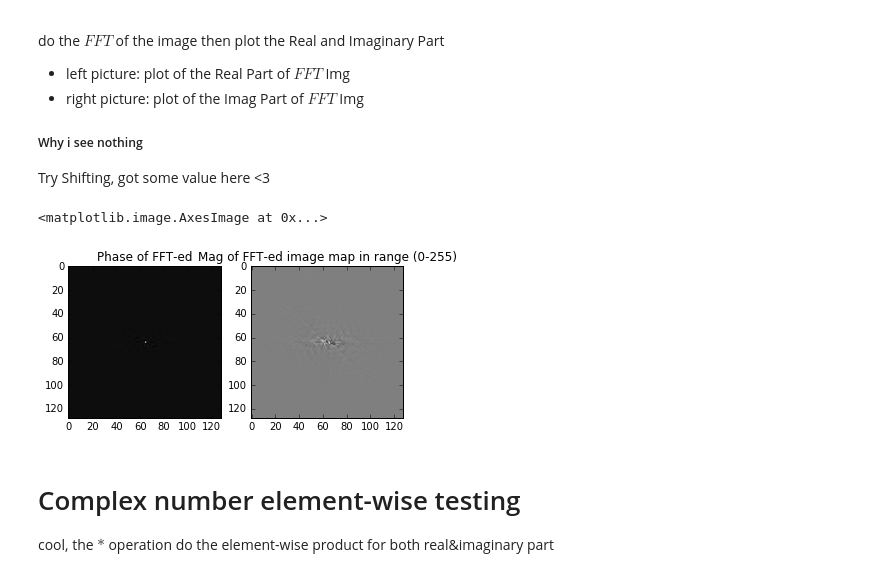
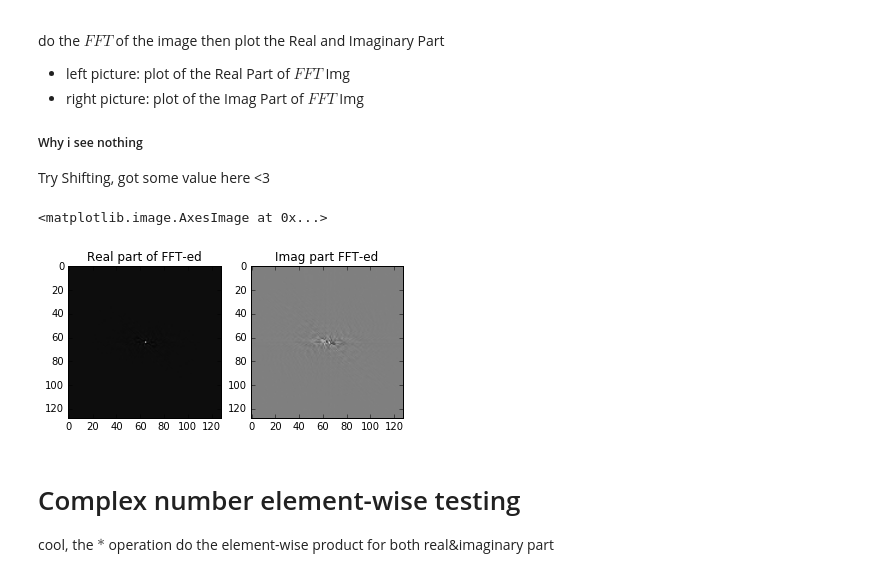
Before and after one commit to robroooh/ipynb_container, a Jupyter notebook: im.ipynb, the cells around one changed output. Cells and saved outputs as stored; diff of their text form; code cells hidden in the pictures.

```diff
--- a/im.ipynb
+++ b/im.ipynb
@@ -104,21 +104,21 @@ Try Shifting, got some value here <3
 # %%
 face_fft = np.fft.fft2(face)
 f2_fft = np.fft.fftshift(face_fft)
 
 r_face_fft = f2_fft.real
 i_face_fft = f2_fft.imag
 
 # just for plotting
 plt.subplot(121)
-plt.title("Phase of FFT-ed")
+plt.title("Real part of FFT-ed")
 plt.imshow(r_face_fft, cmap=plt.cm.gray)
 
 plt.subplot(122)
-plt.title("Mag of FFT-ed image map in range (0-255)")
+plt.title("Imag part FFT-ed")
 plt.imshow(i_face_fft, cmap=plt.cm.gray)
 # %% [output]
 <matplotlib.image.AxesImage at 0x...>
-[figure, old version]
+[figure, new version]
 # %% [markdown]
 # Complex number element-wise testing
 
```
